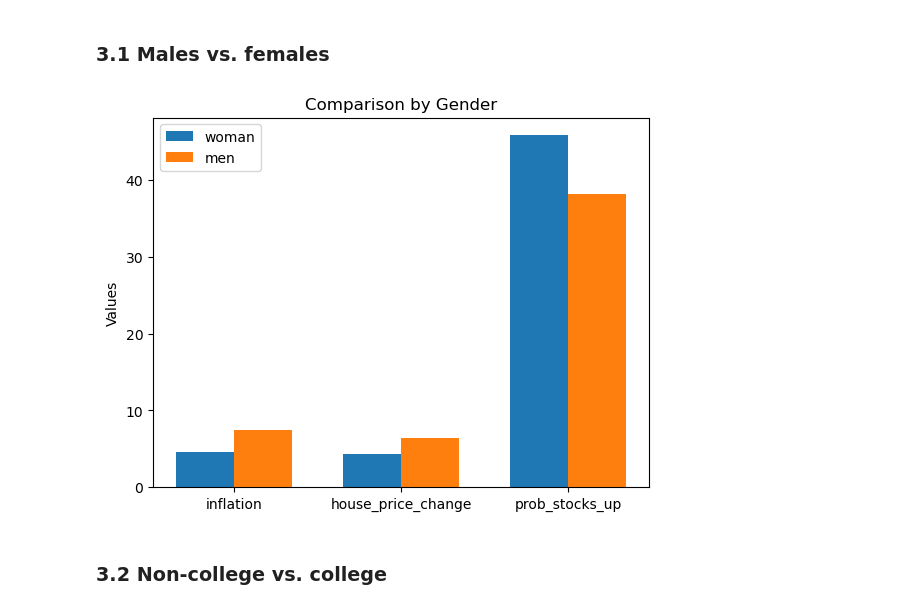
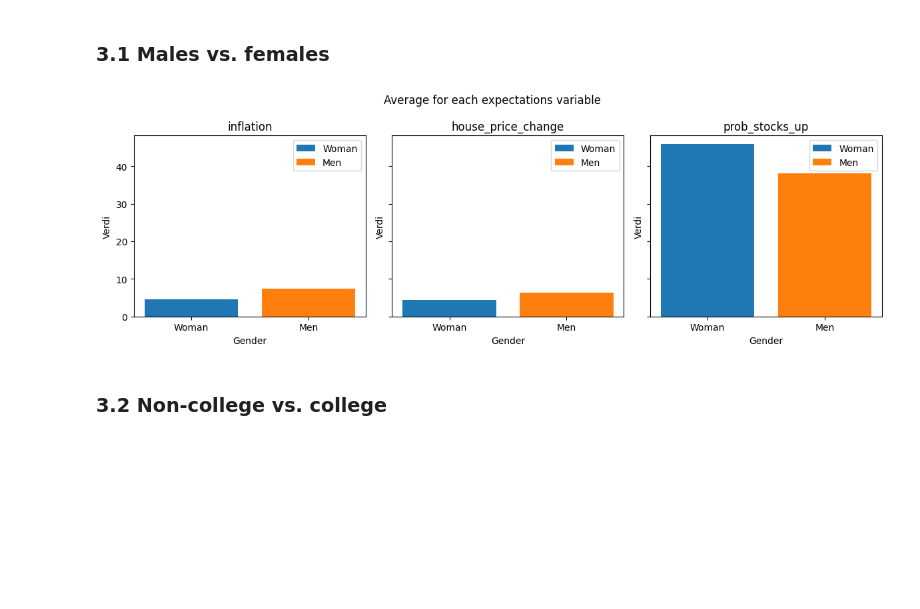
Before and after one commit to OliverNilsen04/TECH2-H25-Term-project, a Jupyter notebook: TermPaper.ipynb, the cells around one changed output. Cells and saved outputs as stored; diff of their text form; code cells hidden in the pictures; blank space fills up the shorter version.

Commit message:
fix: Part 3, changed graphs to meet the requirements

```diff
--- a/TermPaper.ipynb
+++ b/TermPaper.ipynb
@@ -279,13 +281,40 @@ def BarChart(df, label1, label2):
 
 
     plt.show()
+# %%
+def barChart(df, label1, label2, grouplabel):
+    ColNames = list(df.columns)
+    x_labels = [label1, label2]
+
+    fig, axes = plt.subplots(1, 3, figsize=(12, 4), sharey=True)
+
+    for i in range(3):
+        col = ColNames[i]
+        val1 = df1.loc[0, col]
+        val2 = df1.loc[1, col]
+
+        axes[i].bar(label1, val1, label=label1)
+        axes[i].bar(label2, val2, label=label2)
+
+
+        axes[i].set_title(col)
+        axes[i].set_xlabel(grouplabel)
+        axes[i].set_ylabel("Verdi")
+        axes[i].legend()
+
+    fig.suptitle("Average for each expectations variable")
+
+
+    fig.tight_layout()
+
+    plt.show()
 # %% [markdown]
 ### 3.1 Males vs. females
 # %%
 df1 = GroupIndex(df, "female")
-BarChart(df1, "woman", "men")
+barChart(df1, "Woman", "Men", "Gender")
 # %% [output]
-[figure, old version]
+[figure, new version]
 # %% [markdown]
 ### 3.2 Non-college vs. college
 # %%
```
Also changed, not shown: parts of 3 cells of this notebook.
